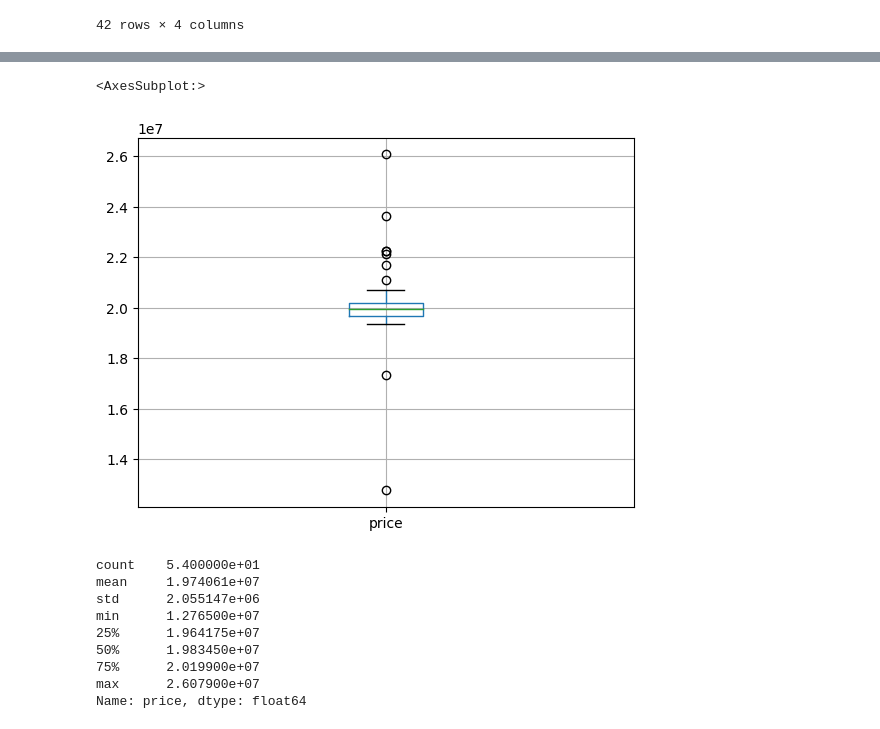
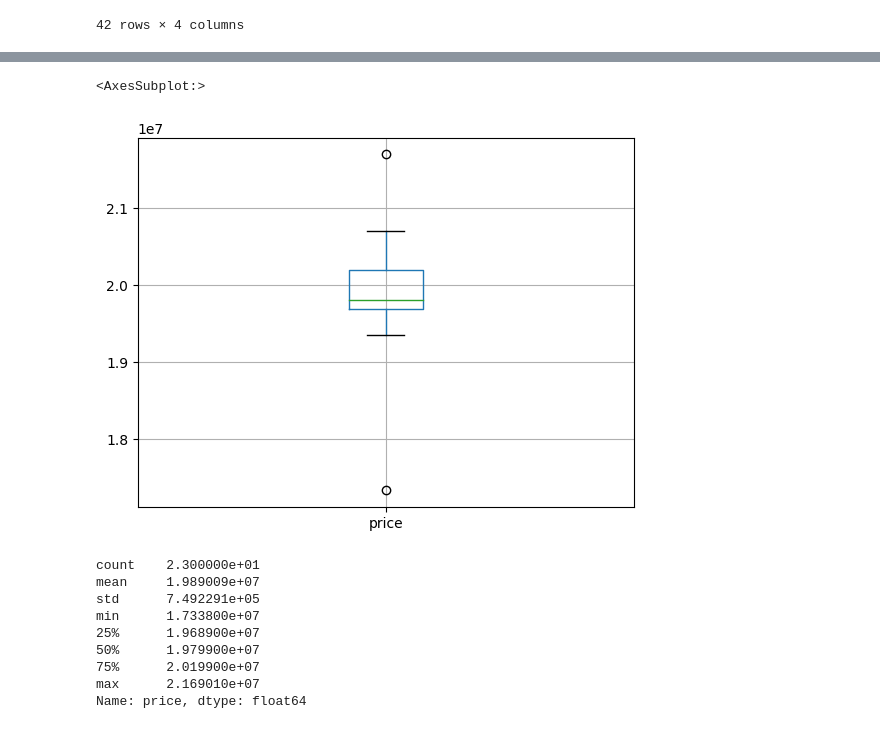
Before and after one commit to prasetyatf/iphone13promax_price_analysis, a Jupyter notebook: Analisis-Iphone_13_pro_max.ipynb, the cells around one changed output, grey strips where cells are left out. Cells and saved outputs as stored; diff of their text form; code cells hidden in the pictures.

```diff
--- a/Analisis-Iphone_13_pro_max.ipynb
+++ b/Analisis-Iphone_13_pro_max.ipynb
@@ -171,17 +196,18 @@ df_ambigu
+# %%
+# deteksi outlier produk normal
+df[~ambigu].boxplot('price')
+# %% [output]
+<AxesSubplot:>
+[figure, added]
 # %%
-df.boxplot('price')
+df[~ambigu].price.describe()
 # %% [output]
-<AxesSubplot:>
+count    2.300000e+01
+mean     1.989009e+07
+std      7.492291e+05
+min      1.733800e+07
+25%      1.968900e+07
+50%      1.979900e+07
+75%      2.019900e+07
+max      2.169010e+07
+Name: price, dtype: float64
-[figure, removed]
-# %%
-df.price.describe()
-# %% [output]
-count    5.400000e+01
-mean     1.974061e+07
-std      2.055147e+06
-min      1.276500e+07
-25%      1.964175e+07
-50%      1.983450e+07
-75%      2.019900e+07
-max      2.607900e+07
-Name: price, dtype: float64
```
Also changed, not shown: parts of 12 cells of this notebook.
